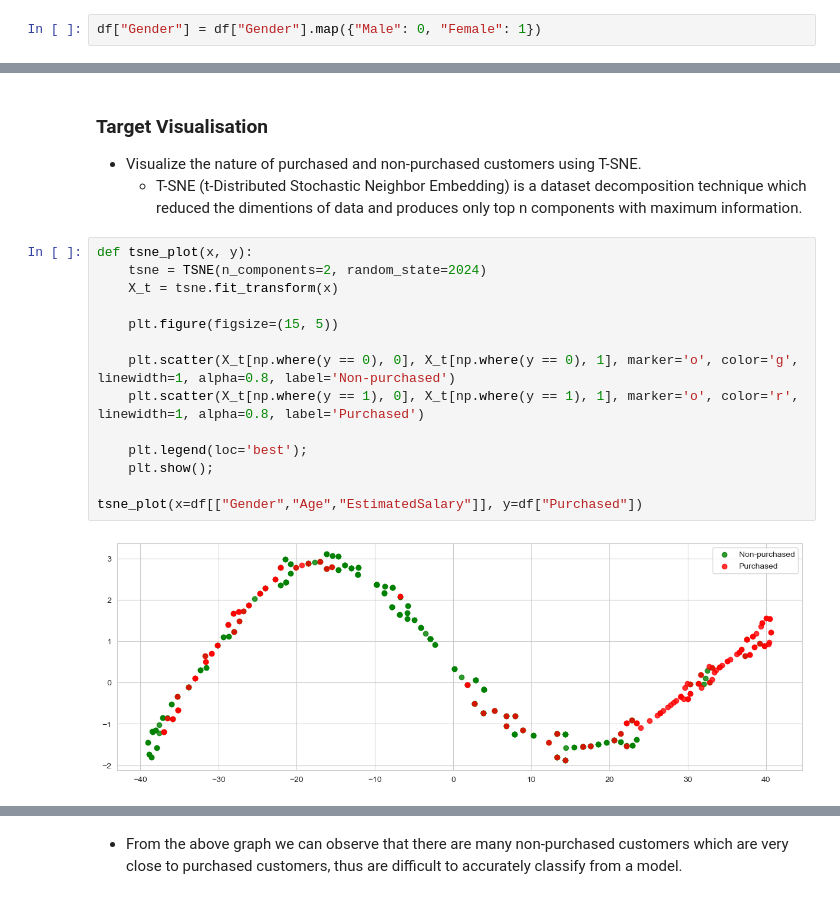
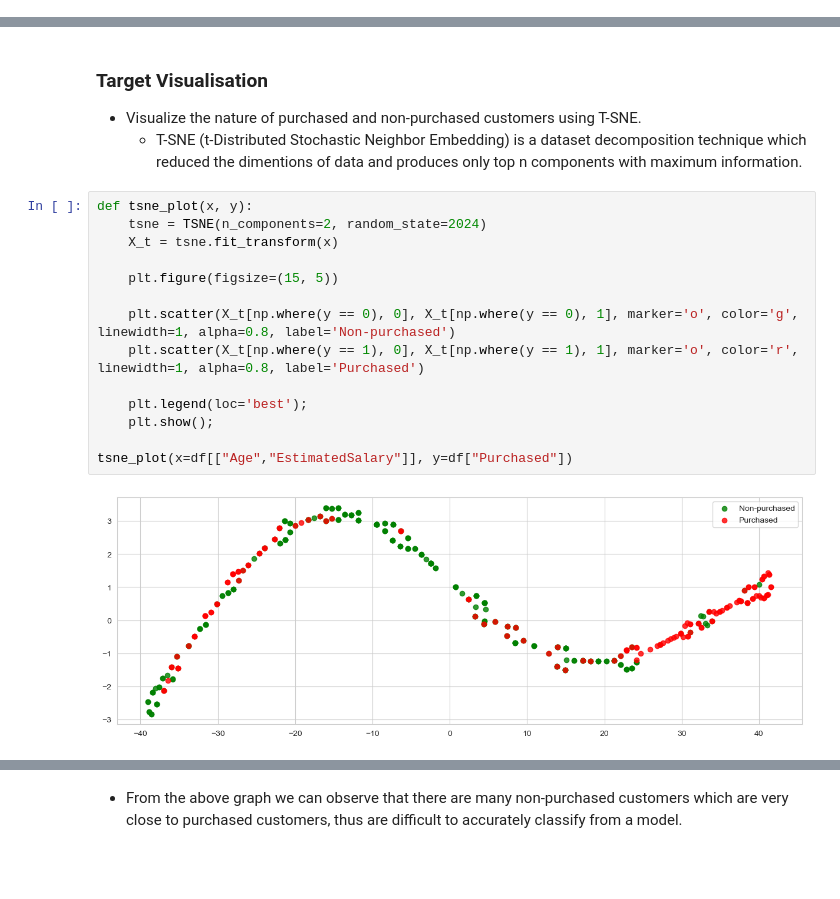
Before and after one commit to CodexploreRepo/machine-learning-101, a Jupyter notebook: notebooks/topics/lookalike/social_network_ads.ipynb, the cells around one changed output, grey strips where cells are left out. Drawn from its saved outputs; the diff is of its cells as text; blank space fills up the shorter version.

```diff
--- a/notebooks/topics/lookalike/social_network_ads.ipynb
+++ b/notebooks/topics/lookalike/social_network_ads.ipynb
@@ -33,8 +52,6 @@ df.head()
 | 4 | 15804002 | Male | 19 | 76000 | 0 |
 # %%
 df = df.set_index("User ID")
-# %%
-df["Gender"] = df["Gender"].map({"Male": 0, "Female": 1})
 # %%
 df.shape
 # %% [output]
@@ -78,16 +95,16 @@ plt.show()
 # %%
 def tsne_plot(x, y):
     tsne = TSNE(n_components=2, random_state=2024)
     X_t = tsne.fit_transform(x)
 
     plt.figure(figsize=(15, 5))
 
     plt.scatter(X_t[np.where(y == 0), 0], X_t[np.where(y == 0), 1], marker='o', color='g', linewidth=1, alpha=0.8, label='Non-purchased')
     plt.scatter(X_t[np.where(y == 1), 0], X_t[np.where(y == 1), 1], marker='o', color='r', linewidth=1, alpha=0.8, label='Purchased')
 
     plt.legend(loc='best');
     plt.show();
 
-tsne_plot(x=df[["Gender","Age","EstimatedSalary"]], y=df["Purchased"])
+tsne_plot(x=df[["Age","EstimatedSalary"]], y=df["Purchased"])
 # %% [output]
-[figure, old version]
+[figure, new version]
```
Also changed, not shown: parts of 52 cells of this notebook, 3 other files.
